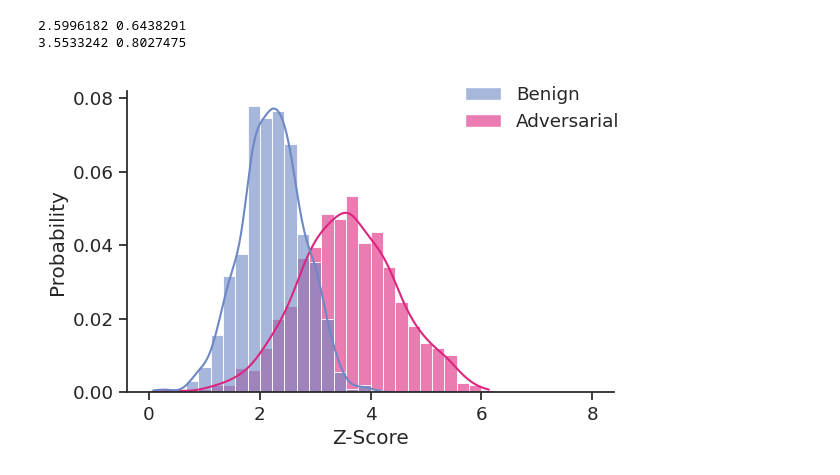
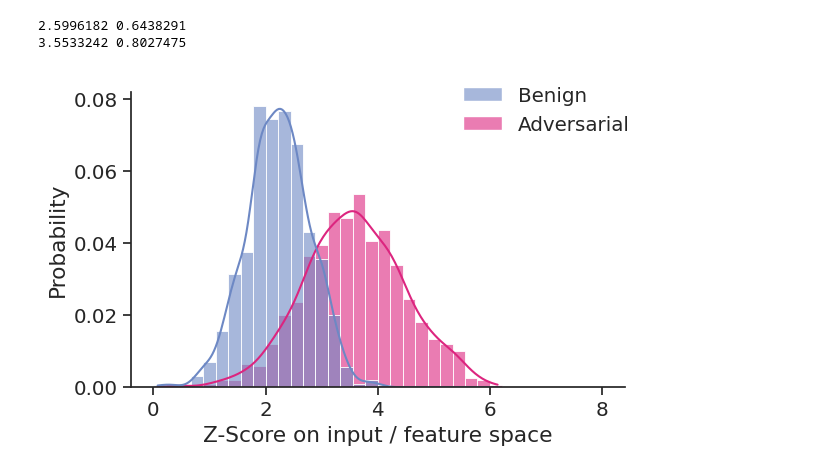
Before and after one commit to changx03/baard, a Jupyter notebook: plots/figure_applicability.ipynb, the cells around one changed output. Saved outputs shown, nothing was run; the diff lists cells and outputs as text; code cells hidden in the pictures.

Commit message:
increase font size

```diff
--- a/plots/figure_applicability.ipynb
+++ b/plots/figure_applicability.ipynb
@@ -63,25 +63,25 @@ ibm_color_palette = [
 sns.set_theme(
     style='white',
     palette=ibm_color_palette,
-    font_scale=1.2,
+    font_scale=1.3,
 )
 sns.set_style('ticks')
 # %%
 df = pd.DataFrame({
     'Benign': a,
     'Adversarial': b
 })
 ax = sns.displot(df,
                  kde=True,
                  alpha=0.6,
                  stat='probability',
                  aspect=1.1,
                  height=4,
                  binrange=(0, 8),
                  )
-ax.set_xlabels('Z-Score')
+ax.set_xlabels('Z-Score on input / feature space')
 sns.move_legend(ax, 'upper right', bbox_to_anchor=(1, 1))
 plt.tight_layout()
 plt.savefig('applicability.pdf', dpi=300)
 # %% [output]
-[figure, old version]
+[figure, new version]
```
Also changed, not shown: 1 other file.
